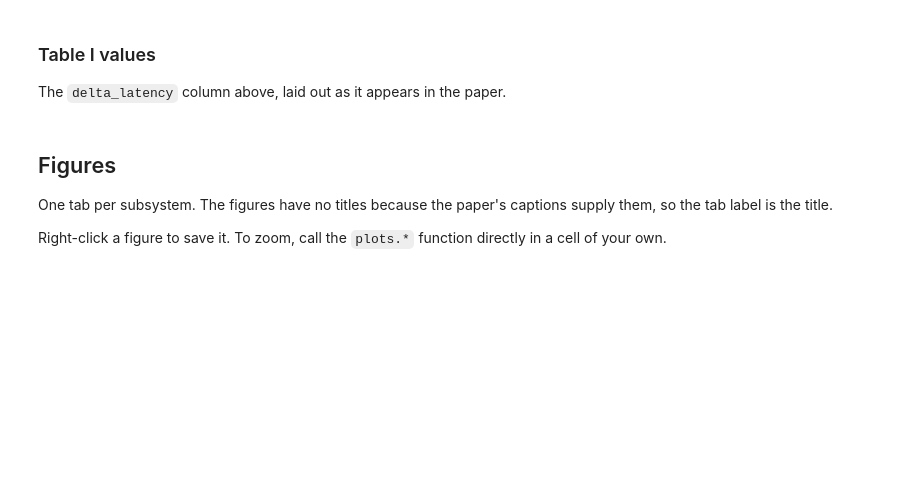
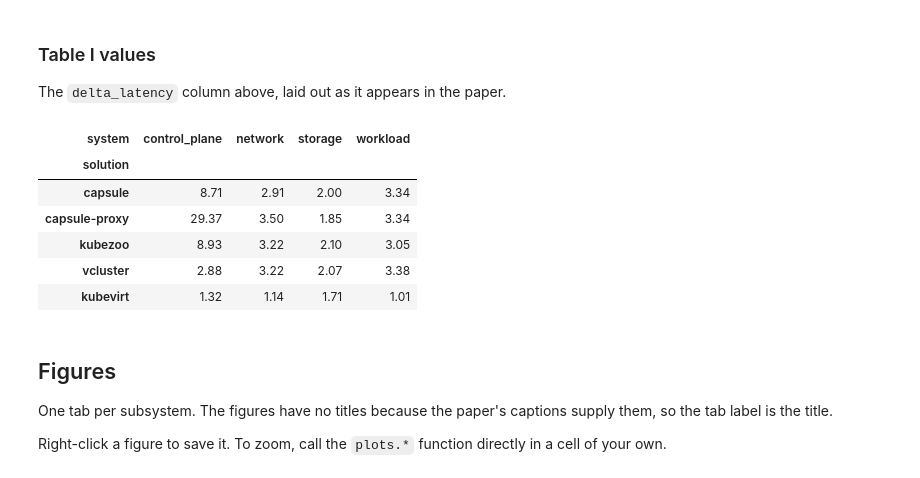
Before and after one commit to attilio-oliva/kumuteva, a Jupyter notebook: new_fairness_results/fairness-analyzer.ipynb, the cells around one changed output. Saved outputs shown, nothing was run; the diff lists cells and outputs as text; code cells hidden in the pictures; blank space fills up the shorter version.

```diff
--- a/new_fairness_results/fairness-analyzer.ipynb
+++ b/new_fairness_results/fairness-analyzer.ipynb
@@ -79,8 +124,16 @@ summary.sort_values(["system", "solution"])[columns]
 The `delta_latency` column above, laid out as it appears in the paper.
 # %%
 table = summary.pivot(index="solution", columns="system", values="delta_latency")
-table = table.reindex(sorted(summary.solution.unique(), key=plots.DEFAULT_SOLUTION_ORDER.index))
+table = table.reindex(sorted(summary.solution.unique(), key=plots.solution_sort_key))
 table.round(2)
+# %% [output]
+| system | control_plane | network | storage | workload |
+| solution |  |  |  |  |
+| capsule | 8.71 | 2.91 | 2.00 | 3.34 |
+| capsule-proxy | 29.37 | 3.50 | 1.85 | 3.34 |
+| kubezoo | 8.93 | 3.22 | 2.10 | 3.05 |
+| vcluster | 2.88 | 3.22 | 2.07 | 3.38 |
+| kubevirt | 1.32 | 1.14 | 1.71 | 1.01 |
 # %% [markdown]
 ## Figures
 
```
Also changed, not shown: parts of 17 cells of this notebook, 12 other files.
